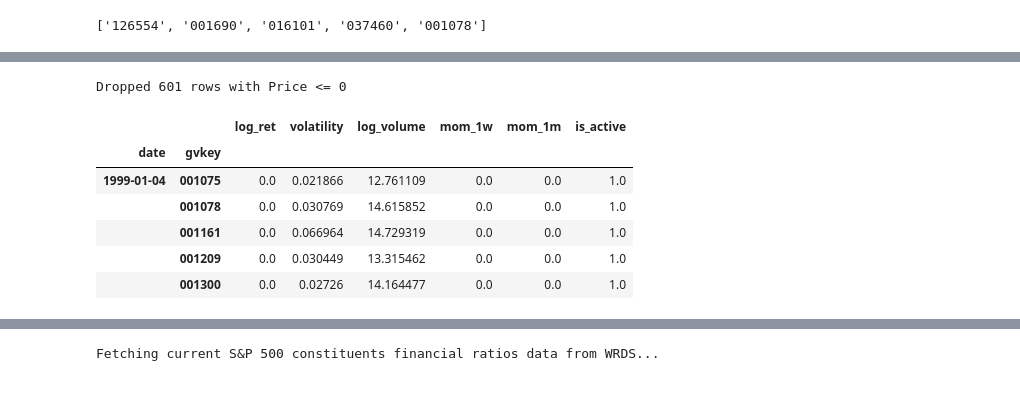
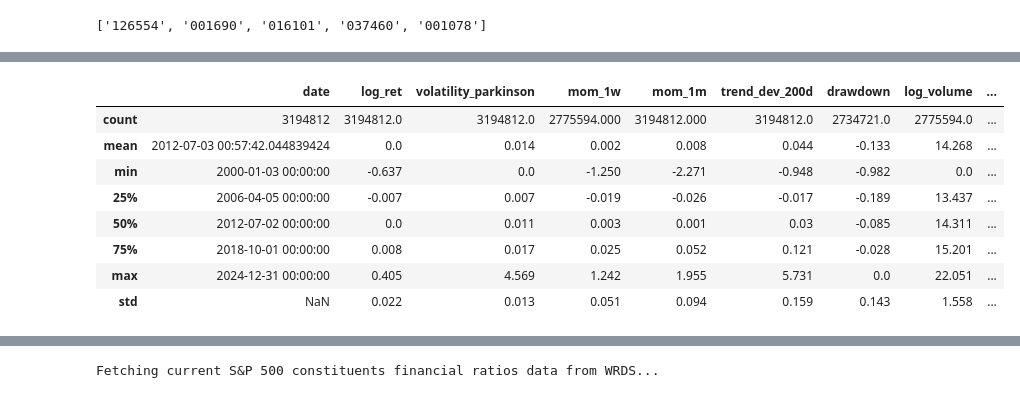
Before and after one commit to BRamesh02/Modality-aware-transformer, a Jupyter notebook: SP500_numerical_data.ipynb, the cells around one changed output, grey strips where cells are left out. Saved outputs shown, nothing was run; the diff lists cells and outputs as text; code cells hidden in the pictures.

```diff
--- a/SP500_numerical_data.ipynb
+++ b/SP500_numerical_data.ipynb
@@ -132,3 +321,0 @@ dtype: int64
-# %%
-df_prices["is_active"] = df_prices["close_raw"].notna().astype(float)
-df_prices.head()
@@ -143,7 +321,0 @@ df_prices.head()
-# %%
-if "volatility" in df_prices.columns:
-    mask_bad_price = df_prices["volatility"] >= 1
-    print(f"Dropped {mask_bad_price.sum()} rows with Price <= 0")
-    df_prices = df_prices[~mask_bad_price]
-# %% [output]
-Dropped 601 rows with Price <= 0
@@ -193,19 +322,48 @@ df_prices["mom_1m"] = df_prices["mom_1m"].fillna(0.0)
+# %%
+df_prices_expanded = (
+    df_prices.set_index(["datadate", "gvkey"]).reindex(index).reset_index()
+)
+# %%
+# Create the 'is_active' Mask
+# A row is active ONLY if it has valid critical features
+required_features = ["log_ret", "mom_1m", "trend_dev_200d", "volatility_parkinson"]
+df_prices_expanded["is_active"] = (
+    df_prices_expanded[required_features].notna().all(axis=1).astype(float)
+)
+
+# Also ensure the Target exists (we cannot train on the very last day)
+df_prices_expanded["is_active"] = df_prices_expanded["is_active"] * df_prices_expanded[
+    "target"
+].notna().astype(float)
+
+cols_to_fill = required_features + ["target"]
+df_prices_expanded[cols_to_fill] = df_prices_expanded[cols_to_fill].fillna(0.0)
 # %%
 cols_price_features = [
+    "date",
+    "gvkey",
     "log_ret",
-    "volatility",
-    "log_volume",
+    "volatility_parkinson",
     "mom_1w",
     "mom_1m",
+    "trend_dev_200d",
+    "drawdown",
+    "log_volume",
+    "relative_volume",
+    "target",
     "is_active",
 ]
-df_price_features = df_prices[cols_price_features]
-df_price_features.head()
+df_price_features = df_prices_expanded[df_prices_expanded["date"] >= START_DATE][
+    cols_price_features
+]
+df_price_features.describe().round(3)
 # %% [output]
-|  |  | log_ret | volatility | log_volume | mom_1w | mom_1m | is_active |
-| date | gvkey |  |  |  |  |  |  |
-| 1999-01-04 | 001075 | 0.0 | 0.021866 | 12.761109 | 0.0 | 0.0 | 1.0 |
-|  | 001078 | 0.0 | 0.030769 | 14.615852 | 0.0 | 0.0 | 1.0 |
-|  | 001161 | 0.0 | 0.066964 | 14.729319 | 0.0 | 0.0 | 1.0 |
-|  | 001209 | 0.0 | 0.030449 | 13.315462 | 0.0 | 0.0 | 1.0 |
-|  | 001300 | 0.0 | 0.02726 | 14.164477 | 0.0 | 0.0 | 1.0 |
+|  | date | log_ret | volatility_parkinson | mom_1w | mom_1m | trend_dev_200d | drawdown | log_volume | ... |
+| count | 3194812 | 3194812.0 | 3194812.0 | 2775594.000 | 3194812.000 | 3194812.0 | 2734721.0 | 2775594.0 | ... |
+| mean | 2012-07-03 00:57:42.044839424 | 0.0 | 0.014 | 0.002 | 0.008 | 0.044 | -0.133 | 14.268 | ... |
+| min | 2000-01-03 00:00:00 | -0.637 | 0.0 | -1.250 | -2.271 | -0.948 | -0.982 | 0.0 | ... |
+| 25% | 2006-04-05 00:00:00 | -0.007 | 0.007 | -0.019 | -0.026 | -0.017 | -0.189 | 13.437 | ... |
+| 50% | 2012-07-02 00:00:00 | 0.0 | 0.011 | 0.003 | 0.001 | 0.03 | -0.085 | 14.311 | ... |
+| 75% | 2018-10-01 00:00:00 | 0.008 | 0.017 | 0.025 | 0.052 | 0.121 | -0.028 | 15.201 | ... |
+| max | 2024-12-31 00:00:00 | 0.405 | 4.569 | 1.242 | 1.955 | 5.731 | 0.0 | 22.051 | ... |
+| std | NaN | 0.022 | 0.013 | 0.051 | 0.094 | 0.159 | 0.143 | 1.558 | ... |
```
Also changed, not shown: parts of 39 cells of this notebook, 3 other files.
